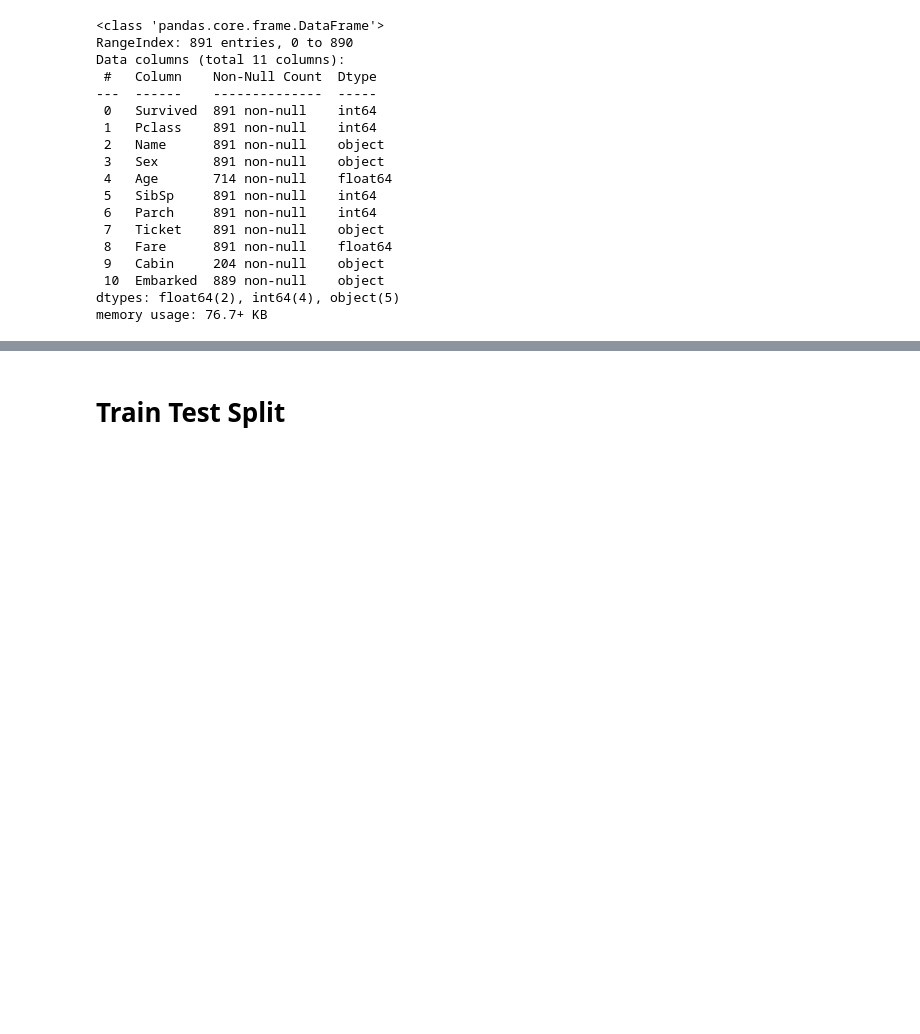
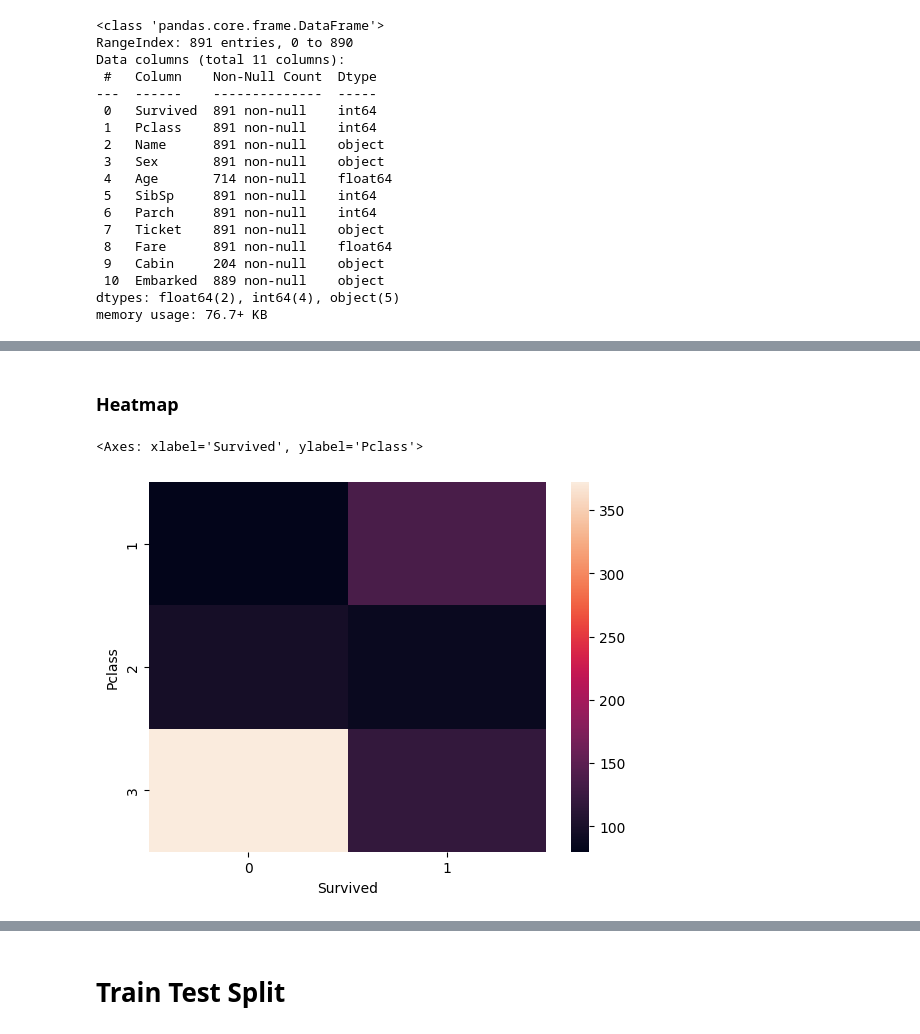
Before and after one commit to Ammariii08/ML1_Bootcamp, a Jupyter notebook: Ammar_Rizwan_Titanic_EDA_and_Training/Ammar_Rizwan_Titanic_Survival.ipynb, the cells around one changed output, grey strips where cells are left out. Drawn from its saved outputs; the diff is of its cells as text; code cells hidden in the pictures; blank space fills up the shorter version.

```diff
--- a/Ammar_Rizwan_Titanic_EDA_and_Training/Ammar_Rizwan_Titanic_Survival.ipynb
+++ b/Ammar_Rizwan_Titanic_EDA_and_Training/Ammar_Rizwan_Titanic_Survival.ipynb
@@ -48,0 +98,9 @@ memory usage: 76.7+ KB
+# %% [markdown]
+### Heatmap
+# %%
+# Shows that people in upper class are more likely to survive
+
+sns.heatmap(pd.crosstab(df['Pclass'], df['Survived']))
+# %% [output]
+<Axes: xlabel='Survived', ylabel='Pclass'>
+[figure, added]
```
Also changed, not shown: parts of 68 cells of this notebook.
